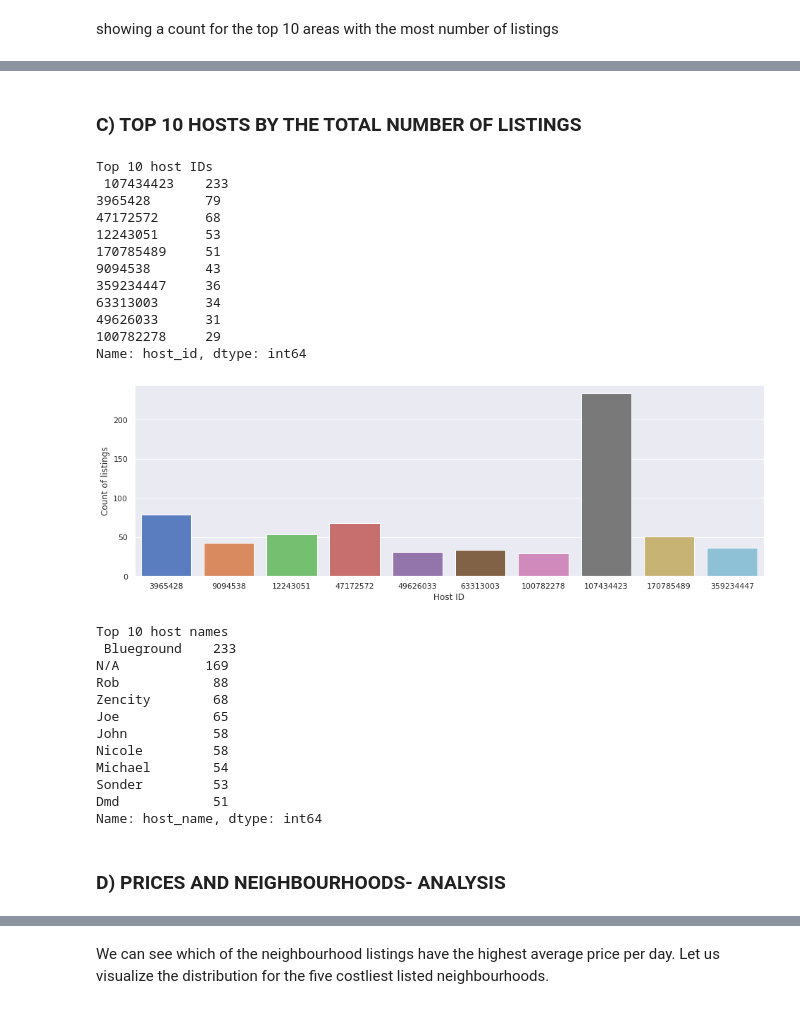
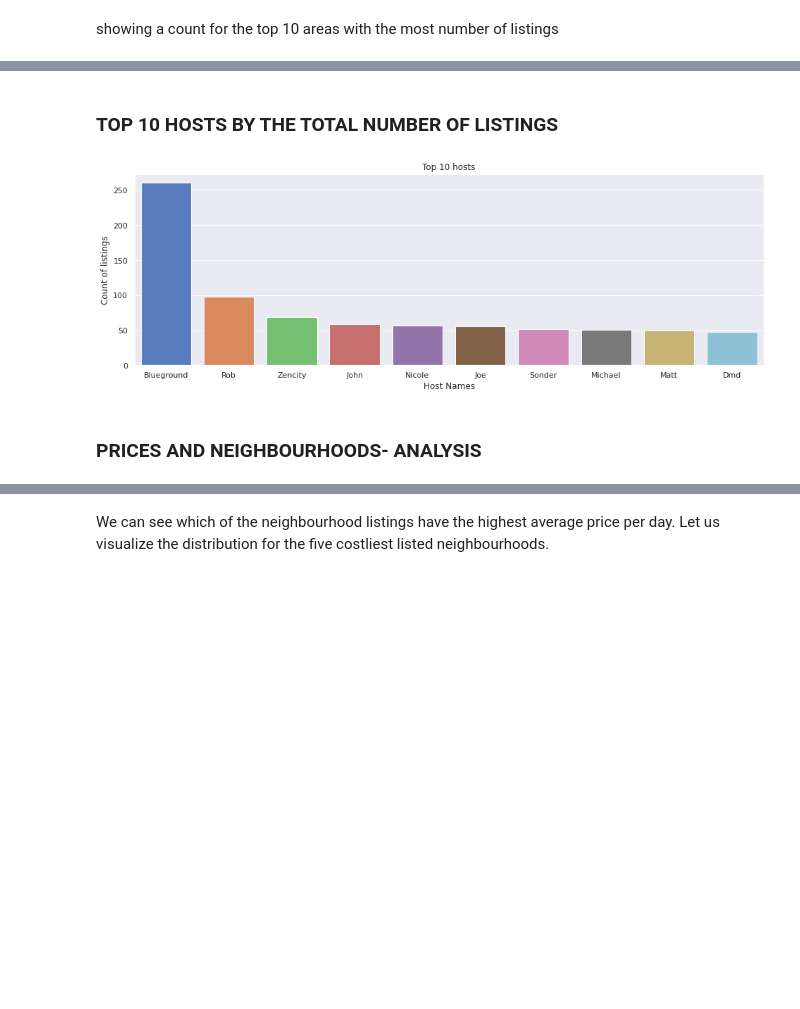
Before and after one commit to platypusjerry/Airbnb-chicago, a Jupyter notebook: airbnb_chicago_analysis.ipynb, the cells around one changed output, grey strips where cells are left out. Cells and saved outputs as stored; diff of their text form; code cells hidden in the pictures; blank space fills up the shorter version.

```diff
--- a/airbnb_chicago_analysis.ipynb
+++ b/airbnb_chicago_analysis.ipynb
@@ -44,0 +132,9 @@ Rows = 6386 in total and Columns = 16 in total
+# %%
+cols1 = ['reviews_per_month', 'review_scores_rating']
+cols2 = ['host_name', 'host_about', 'neighborhood_overview', 'license', 'description', 'host_name']
+for col in cols1:
+  listing[col].fillna(0,inplace = True)
+for col in cols2:
+  listing[col].fillna("N/A", inplace = True)
+
+listing['host_is_superhost'].fillna("t",inplace = True)
@@ -45 +143,8 @@ Rows = 6386 in total and Columns = 16 in total
+# %%
+listing['beds'].fillna(round(listing['beds'].mean()), inplace = True)
+listing['bedrooms'].fillna(round(listing['bedrooms'].mean()), inplace = True)
+# %%
+#removing $ sign and commas from price object values to get float datatype
+listing['price'] = listing['price'].map(lambda x: x.lstrip('$')).convert_dtypes()
+listing["price"] = listing["price"].str.replace(",","").astype(float)
 # %%
@@ -68,5 +151,0 @@ The column "neighbourhood_group" is a void feature and columns "host_name", "las
-# %%
-listing['reviews_per_month'].fillna(0,inplace = True)
-listing['host_name'].fillna("N/A", inplace = True)
-listing.drop(['neighbourhood_group', 'last_review'], axis=1, inplace = True)
-listing.head(5)
@@ -204,48 +235,19 @@ plt.imshow(np.asarray(img))
 # %% [markdown]
-### **C) TOP 10 HOSTS BY THE TOTAL NUMBER OF LISTINGS**
+### **TOP 10 HOSTS BY THE TOTAL NUMBER OF LISTINGS**
 # %%
-df_2 = listing.host_id.value_counts()
-arr_2 = df_2.head(10)
-print('Top 10 host IDs \n', arr_2)
+arr_2 = listing.host_name.value_counts().head(10)
 
 sns.set_theme(style="darkgrid")
 f,plt_2 = plt.subplots(figsize=(16,5))
 plt_2 = sns.barplot(x = arr_2.index, y= arr_2.values, palette="muted")
 plt_2.set_ylabel('Count of listings')
-plt_2.set_xlabel('Host ID')
+plt_2.set_xlabel('Host Names')
+plt_2.set_title('Top 10 hosts')
 plt.show()
-
-#Names of the top 10 hosts
-df_3 = listing.host_name.value_counts().head(10)
-print('Top 10 host names \n',df_3)
 # %% [output]
-Top 10 host IDs
- 107434423    233
-3965428       79
-47172572      68
-12243051      53
-170785489     51
-9094538       43
-359234447     36
-63313003      34
-49626033      31
-100782278     29
-Name: host_id, dtype: int64
-[figure, old version]
+[figure, new version]
-Top 10 host names
- Blueground    233
-N/A           169
-Rob            88
-Zencity        68
-Joe            65
-John           58
-Nicole         58
-Michael        54
-Sonder         53
-Dmd            51
-Name: host_name, dtype: int64
 # %% [markdown]
-### **D) PRICES AND NEIGHBOURHOODS- ANALYSIS**
+### **PRICES AND NEIGHBOURHOODS- ANALYSIS**
 # %%
 df_5 = listing.groupby('neighbourhood')['price'].mean()
 # %%
```
Also changed, not shown: parts of 96 cells of this notebook.
